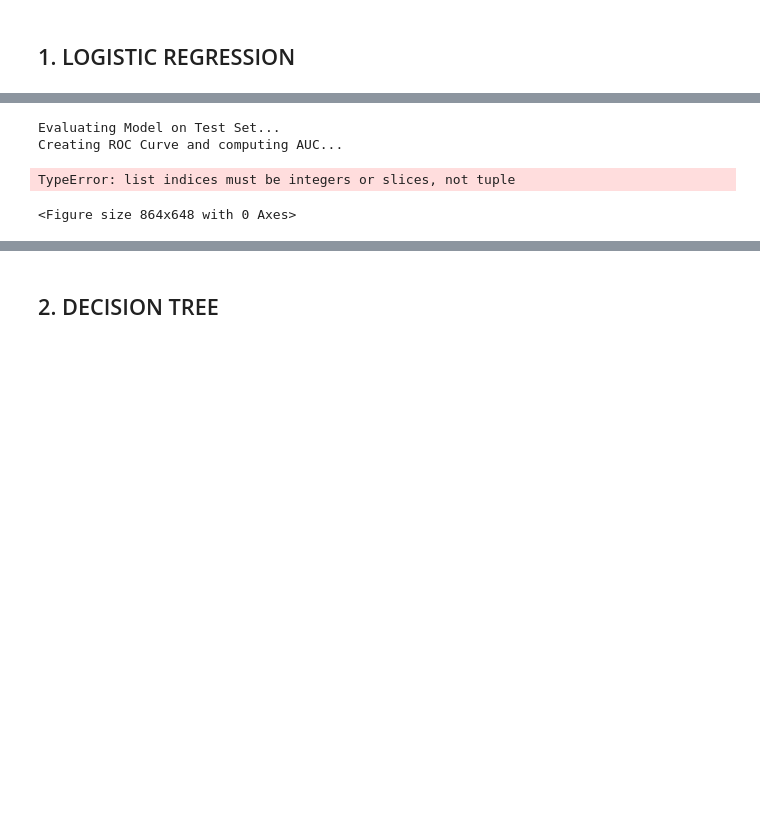
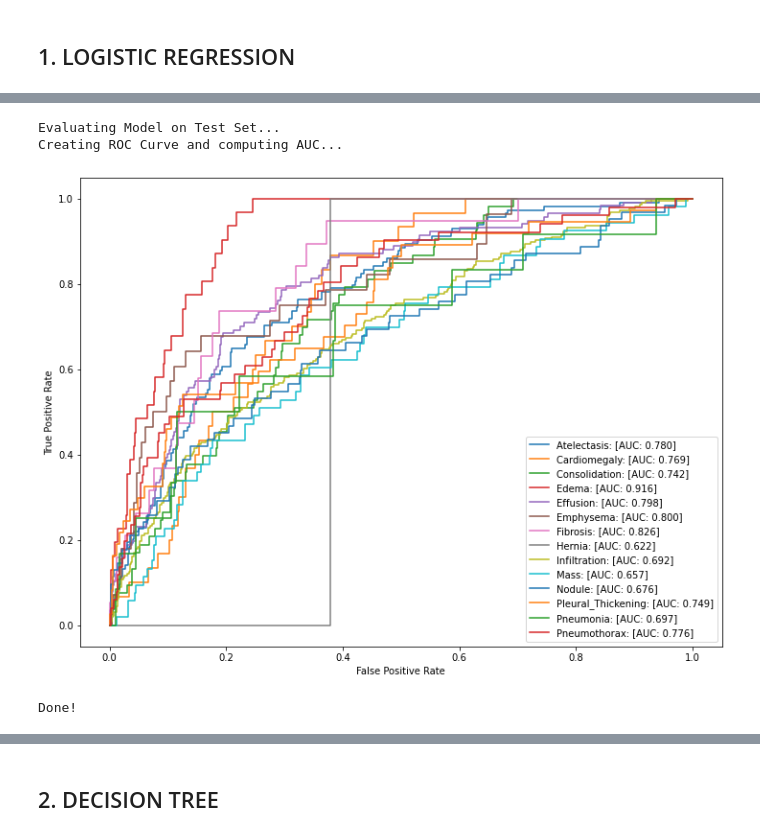
Before and after one commit to arshmodak/NIH_Chest_XRays_Disease_Detection, a Jupyter notebook: ML_on_CNN_Features.ipynb, the cells around one changed output, grey strips where cells are left out. Cells and saved outputs as stored; diff of their text form; code cells hidden in the pictures; blank space fills up the shorter version.

```diff
--- a/ML_on_CNN_Features.ipynb
+++ b/ML_on_CNN_Features.ipynb
@@ -56,7 +56,7 @@ def save_model(model, filepath):
 #     return df
 # %%
 print("Reading Features Data from Drive...")
-filepath = r"D:\Northeastern courses\CS 5100\Project\features\df_resnet152_features.csv"
+filepath = r"E:\ARSH\NEU\Fall 2021\CS 5100\Projects\Data\prepped_data\df_resnet152_features.csv"
 features_df = pd.read_csv(filepath, index_col=0)
 
 print("Dropping Unnecessary Columns")
@@ -177,15 +181,15 @@ filepath = r"E:\ARSH\NEU\Fall 2021\CS 5100\Projects\NIH_Disease_Detection\ML Mod
 save_model(ovr_logistic_regression, filepath)
 # %%
 print("Evaluating Model on Test Set...")
-y_preds_lg = ovr_logistic_regression.predict_proba(X_test)
+y_preds = ovr_logistic_regression.predict_proba(X_test)
 print("Creating ROC Curve and computing AUC...")
 auc_dict = plot_roc_curve(class_dict, y_preds, y_test, get_auc=True)
 print("Done!")
 # %% [output]
 Evaluating Model on Test Set...
 Creating ROC Curve and computing AUC...
+[figure, added]
-TypeError: list indices must be integers or slices, not tuple
+Done!
-<Figure size 864x648 with 0 Axes>
 # %%
 auc_dict
 # %% [output]
```
Also changed, not shown: parts of 27 cells of this notebook.
